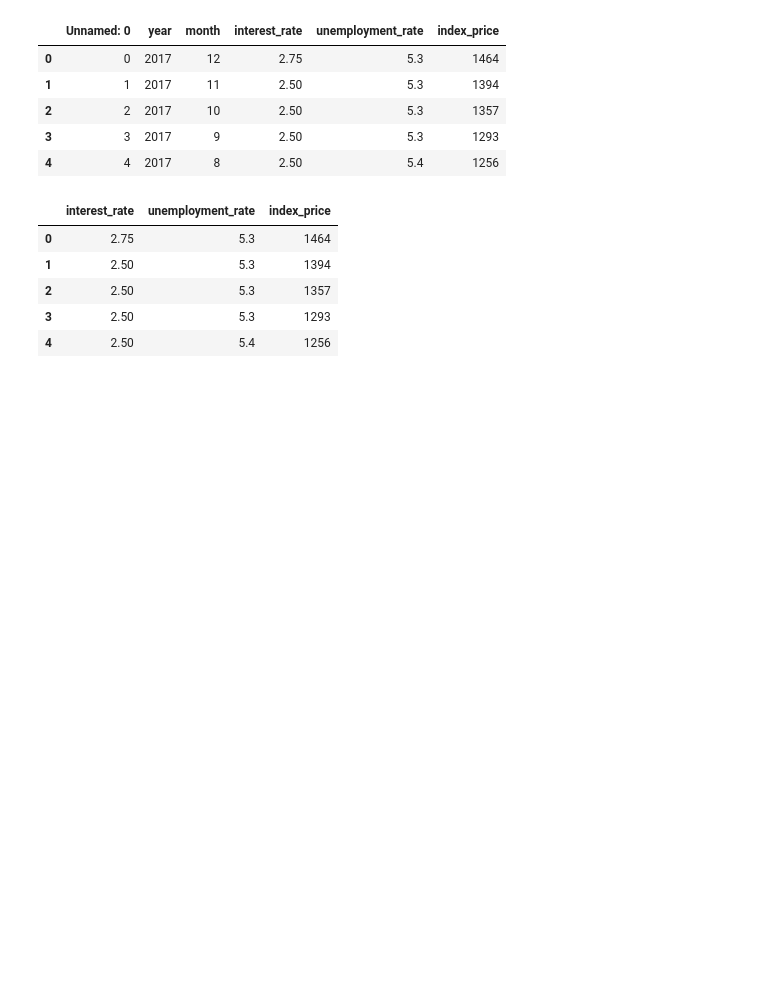
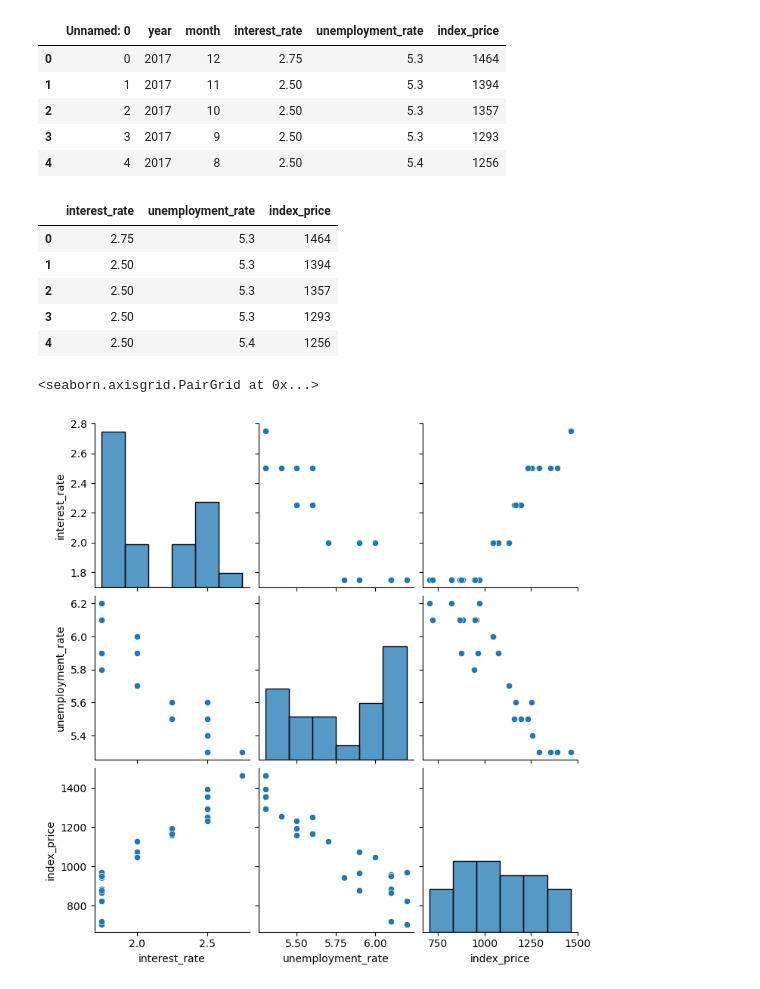
Before and after one commit to prabandh05/ML-models, a Jupyter notebook: linear-regression/multiLinearRegression.ipynb, the cells around one changed output. Drawn from its saved outputs; the diff is of its cells as text; code cells hidden in the pictures; blank space fills up the shorter version.

```diff
--- a/linear-regression/multiLinearRegression.ipynb
+++ b/linear-regression/multiLinearRegression.ipynb
@@ -27,3 +27,8 @@ df_index.head()
 | 4 | 2.50 | 5.4 | 1256 |
 # %%
 import seaborn as sns
+# %%
+sns.pairplot(df_index)
+# %% [output]
+<seaborn.axisgrid.PairGrid at 0x...>
+[figure, added]
```
Also changed, not shown: parts of 22 cells of this notebook, 2 other files.
